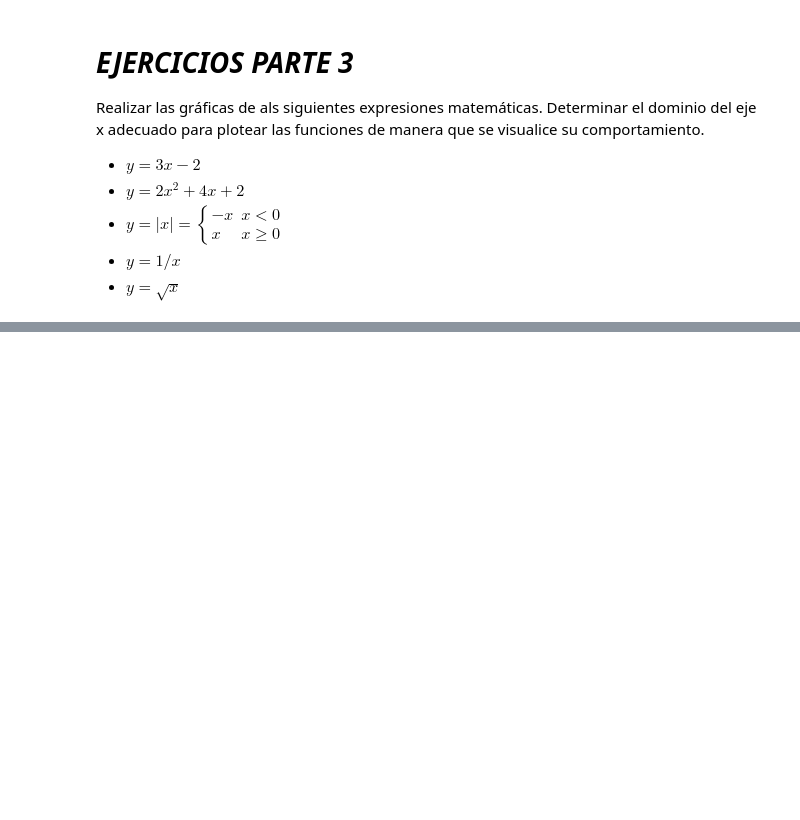
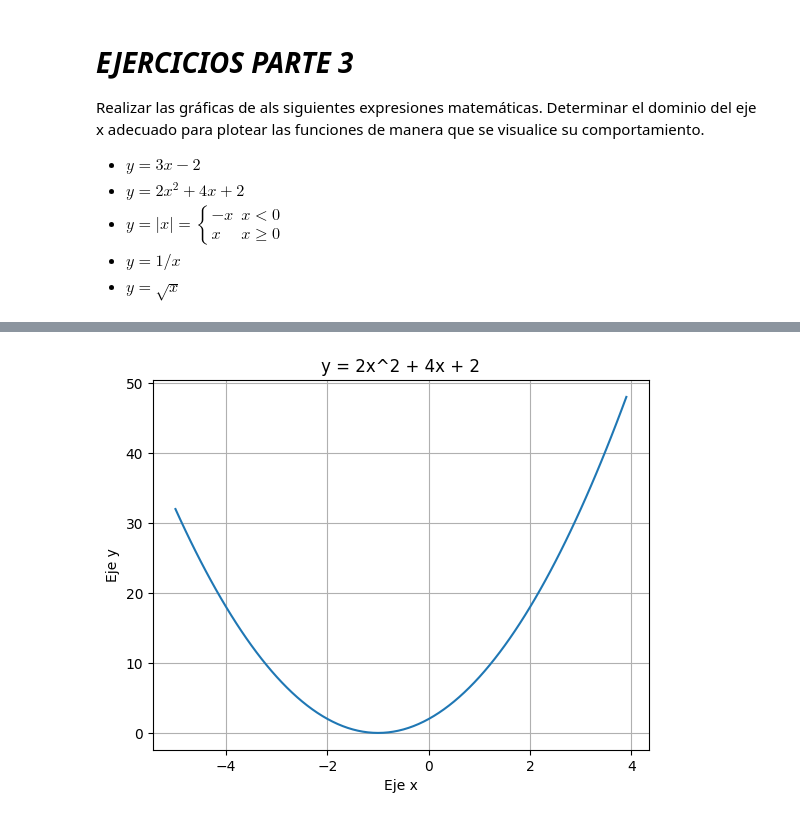
Before and after one commit to cristiandevar/PythonML, a Jupyter notebook: TPN2/Trabajo_Practico2.ipynb, the cells around one changed output, grey strips where cells are left out. Cells and saved outputs as stored; diff of their text form; code cells hidden in the pictures; blank space fills up the shorter version.

```diff
--- a/TPN2/Trabajo_Practico2.ipynb
+++ b/TPN2/Trabajo_Practico2.ipynb
@@ -492,0 +540,15 @@ Realizar las gráficas de als siguientes expresiones matemáticas. Determinar el
+# %%
+# y = 2x^2 + 4x + 2
+# Como su dominio son todos los reales y ademas su imagen son los reales positivos, tomamos 2 valores que encierren sus raices
+# Como el determinante es cero, tenemos dos raices iguales, x1 = x2 = -1
+x = np.arange(-5, 4, 0.1)
+y = 2 * (x ** 2) + 4 * x + 2
+
+plt.plot(x,y)
+plt.grid(True)
+plt.xlabel('Eje x')
+plt.ylabel('Eje y')
+plt.title('y = 2x^2 + 4x + 2')
+plt.show()
+# %% [output]
+[figure, added]
```
Also changed, not shown: parts of 13 cells of this notebook.
